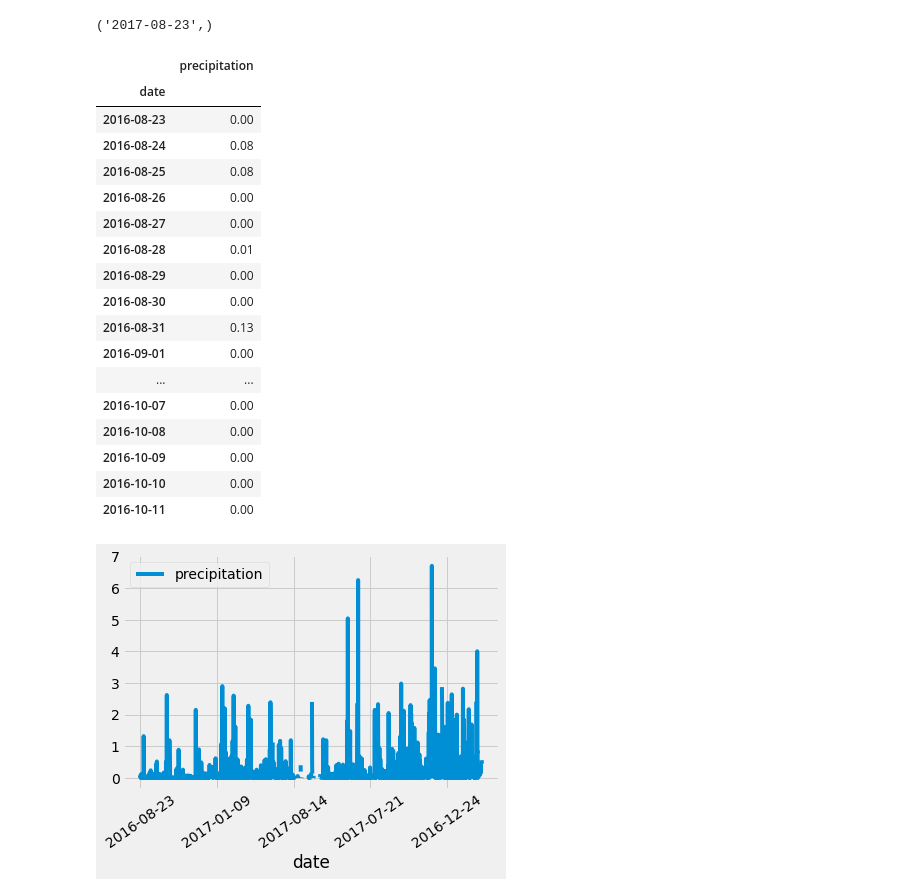
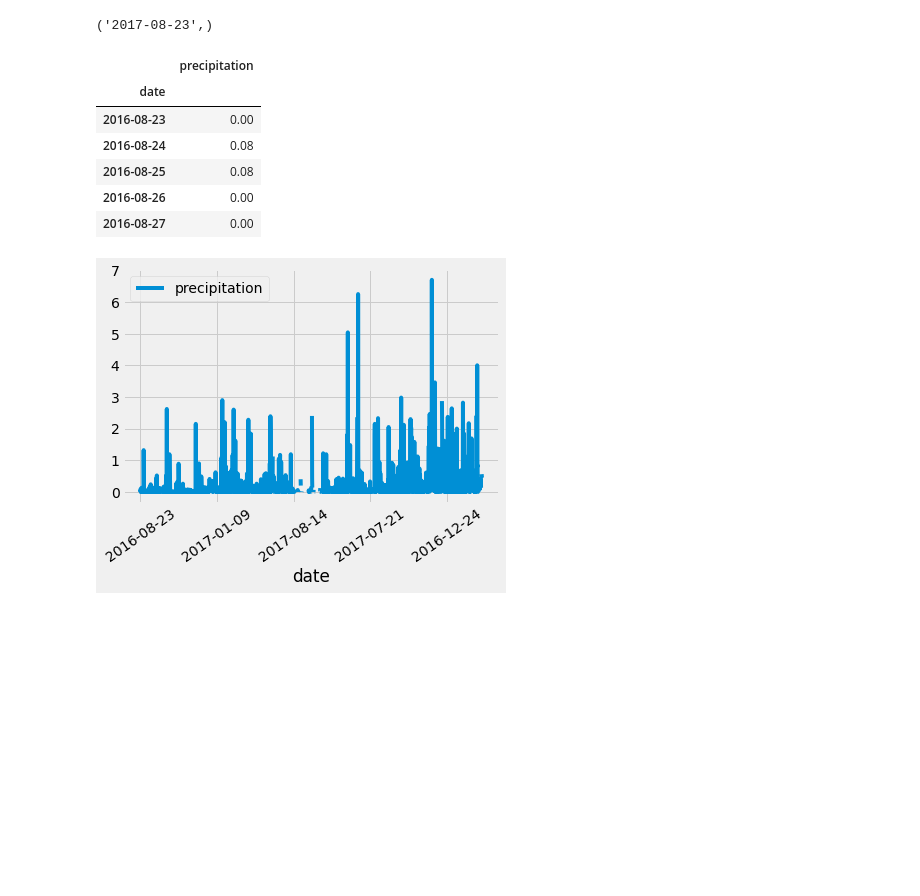
Before and after one commit to Navilongo/Vacation-planning-w-SQL, a Jupyter notebook: climate_starter.ipynb, the cells around one changed output. Cells and saved outputs as stored; diff of their text form; code cells hidden in the pictures; blank space fills up the shorter version.

```diff
--- a/climate_starter.ipynb
+++ b/climate_starter.ipynb
@@ -79,30 +79,19 @@ precipitation = session.query(Measurement.date, Measurement.prcp).filter(Measure
 # %%
 # Save the query results as a Pandas DataFrame and set the index to the date column
 precipitation_df = pd.DataFrame(precipitation, columns=['date', 'precipitation']).set_index('date')
 
 
 # Sort the dataframe by date
 precipitation_df.sort_values(by='date', ascending=True)
-precipitation_df.head(50)
+precipitation_df.head()
 # %% [output]
 |  | precipitation |
 | date |  |
 | 2016-08-23 | 0.00 |
 | 2016-08-24 | 0.08 |
 | 2016-08-25 | 0.08 |
 | 2016-08-26 | 0.00 |
 | 2016-08-27 | 0.00 |
-| 2016-08-28 | 0.01 |
-| 2016-08-29 | 0.00 |
-| 2016-08-30 | 0.00 |
-| 2016-08-31 | 0.13 |
-| 2016-09-01 | 0.00 |
-| ... | ... |
-| 2016-10-07 | 0.00 |
-| 2016-10-08 | 0.00 |
-| 2016-10-09 | 0.00 |
-| 2016-10-10 | 0.00 |
-| 2016-10-11 | 0.00 |
 # %%
 # Use Pandas Plotting with Matplotlib to plot the data
 precipitation_df.plot(rot=35)
```
Also changed, not shown: parts of 2 cells of this notebook.
